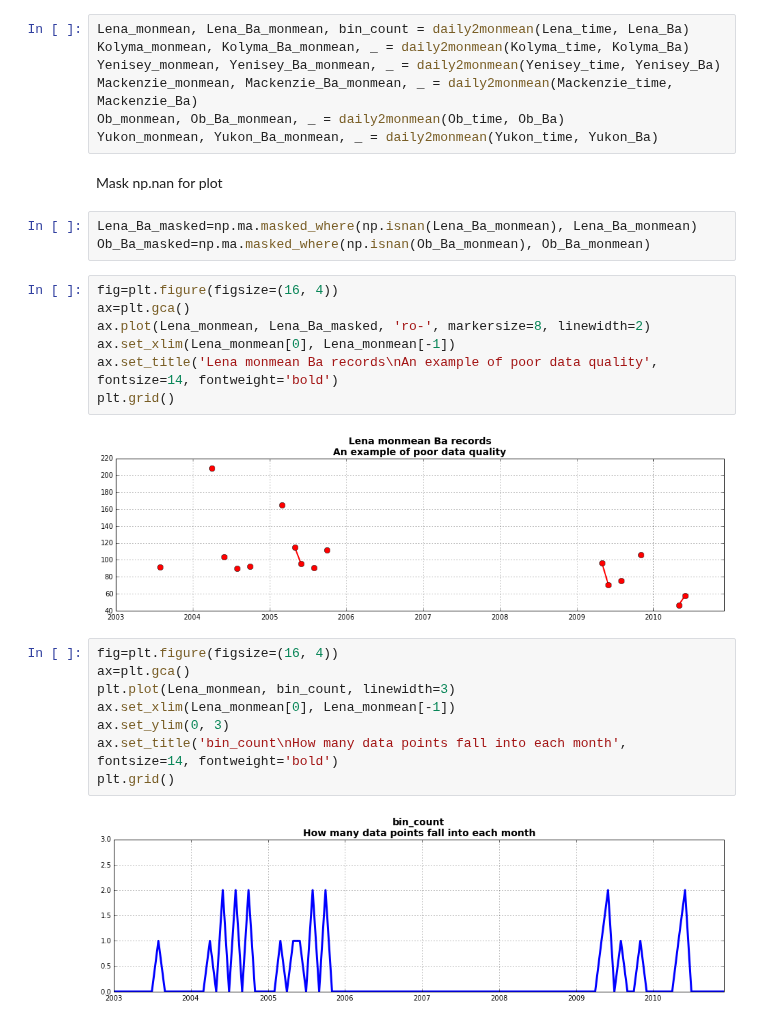
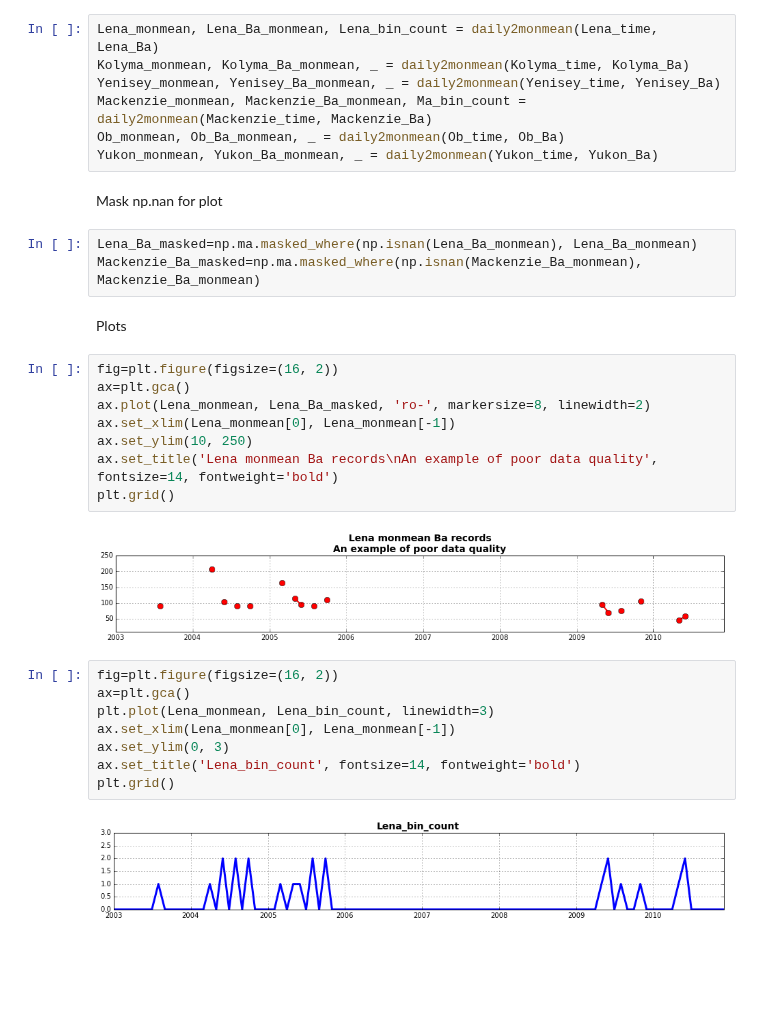
Before and after one commit to UBC-MOAD/analysis-kyle, a Jupyter notebook: notebooks/[River] Fluvial Barium & River Discharge Records.ipynb, the cells around one changed output. Saved outputs shown, nothing was run; the diff lists cells and outputs as text; blank space fills up the shorter version.

```diff
--- a/notebooks/[River] Fluvial Barium & River Discharge Records.ipynb
+++ b/notebooks/[River] Fluvial Barium & River Discharge Records.ipynb
@@ -157,33 +283,36 @@ Yukon_Ba=np.hstack((PARTNERS_Yukon[:, 1], AGRO_Yukon[:, 1]))
 # %% [markdown]
 Bin raw data to monthly mean values
 # %%
-Lena_monmean, Lena_Ba_monmean, bin_count = daily2monmean(Lena_time, Lena_Ba)
+Lena_monmean, Lena_Ba_monmean, Lena_bin_count = daily2monmean(Lena_time, Lena_Ba)
 Kolyma_monmean, Kolyma_Ba_monmean, _ = daily2monmean(Kolyma_time, Kolyma_Ba)
 Yenisey_monmean, Yenisey_Ba_monmean, _ = daily2monmean(Yenisey_time, Yenisey_Ba)
-Mackenzie_monmean, Mackenzie_Ba_monmean, _ = daily2monmean(Mackenzie_time, Mackenzie_Ba)
+Mackenzie_monmean, Mackenzie_Ba_monmean, Ma_bin_count = daily2monmean(Mackenzie_time, Mackenzie_Ba)
 Ob_monmean, Ob_Ba_monmean, _ = daily2monmean(Ob_time, Ob_Ba)
 Yukon_monmean, Yukon_Ba_monmean, _ = daily2monmean(Yukon_time, Yukon_Ba)
 # %% [markdown]
 Mask np.nan for plot
 # %%
 Lena_Ba_masked=np.ma.masked_where(np.isnan(Lena_Ba_monmean), Lena_Ba_monmean)
-Ob_Ba_masked=np.ma.masked_where(np.isnan(Ob_Ba_monmean), Ob_Ba_monmean)
+Mackenzie_Ba_masked=np.ma.masked_where(np.isnan(Mackenzie_Ba_monmean), Mackenzie_Ba_monmean)
+# %% [markdown]
+Plots
 # %%
-fig=plt.figure(figsize=(16, 4))
+fig=plt.figure(figsize=(16, 2))
 ax=plt.gca()
 ax.plot(Lena_monmean, Lena_Ba_masked, 'ro-', markersize=8, linewidth=2)
 ax.set_xlim(Lena_monmean[0], Lena_monmean[-1])
+ax.set_ylim(10, 250)
 ax.set_title('Lena monmean Ba records\nAn example of poor data quality', fontsize=14, fontweight='bold')
 plt.grid()
 # %% [output]
-[figure, old version]
+[figure, new version]
 # %%
-fig=plt.figure(figsize=(16, 4))
+fig=plt.figure(figsize=(16, 2))
 ax=plt.gca()
-plt.plot(Lena_monmean, bin_count, linewidth=3)
+plt.plot(Lena_monmean, Lena_bin_count, linewidth=3)
 ax.set_xlim(Lena_monmean[0], Lena_monmean[-1])
 ax.set_ylim(0, 3)
-ax.set_title('bin_count\nHow many data points fall into each month', fontsize=14, fontweight='bold')
+ax.set_title('Lena_bin_count', fontsize=14, fontweight='bold')
 plt.grid()
 # %% [output]
-[figure, old version]
+[figure, new version]
```
Also changed, not shown: parts of 30 cells of this notebook.
